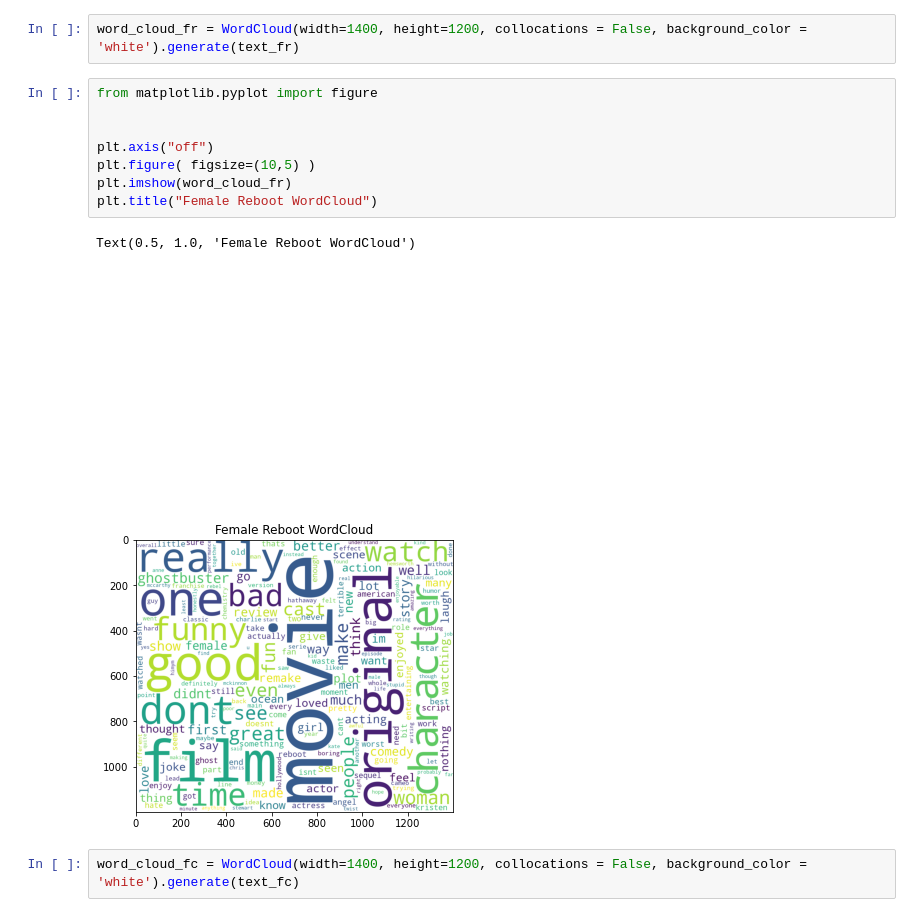
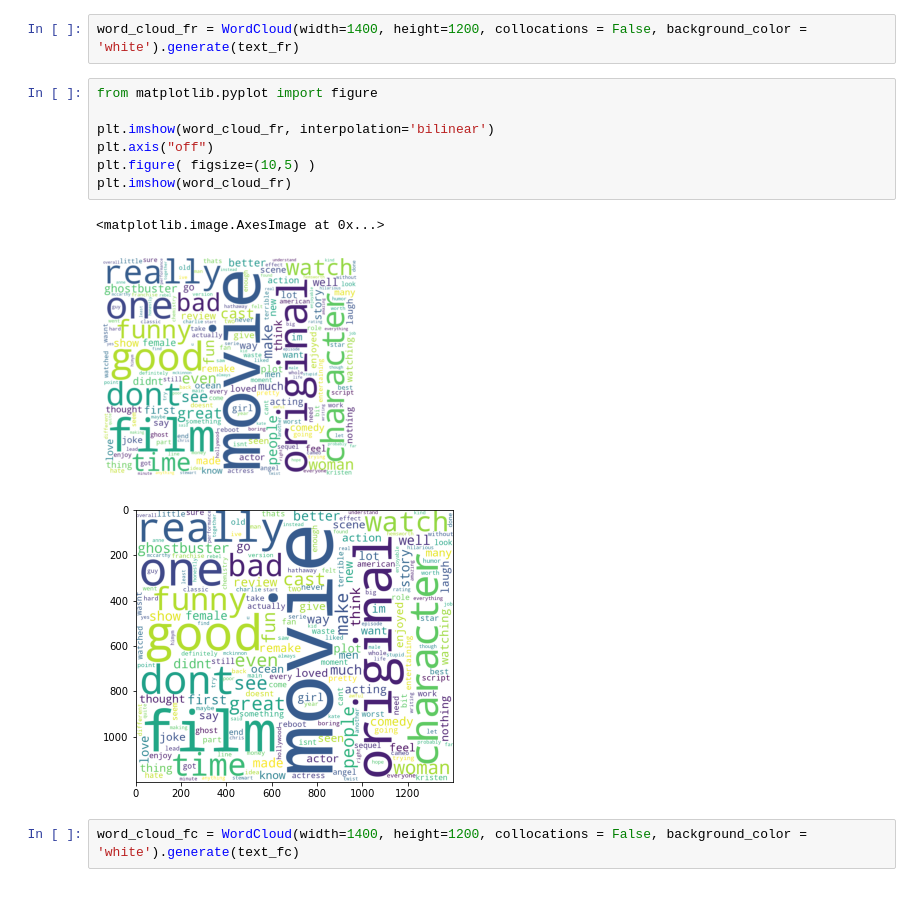
Before and after one commit to ftanveer/Feminism-Sentiment-Analysis, a Jupyter notebook: Female Reboot vs Non_Reboot 2.ipynb, the cells around one changed output. Saved outputs shown, nothing was run; the diff lists cells and outputs as text.

```diff
--- a/Female Reboot vs Non_Reboot 2.ipynb
+++ b/Female Reboot vs Non_Reboot 2.ipynb
@@ -1001,15 +997,14 @@ word_cloud_fr = WordCloud(width=1400, height=1200, collocations = False, backgro
 # %%
 from matplotlib.pyplot import figure
 
-
+plt.imshow(word_cloud_fr, interpolation='bilinear')
 plt.axis("off")
 plt.figure( figsize=(10,5) )
 plt.imshow(word_cloud_fr)
-plt.title("Female Reboot WordCloud")
 # %% [output]
-Text(0.5, 1.0, 'Female Reboot WordCloud')
+<matplotlib.image.AxesImage at 0x...>
-[figure, old version]
+[figure, new version]
-[figure, old version]
+[figure, new version]
 # %%
 word_cloud_fc = WordCloud(width=1400, height=1200, collocations = False, background_color = 'white').generate(text_fc)
 # %%
```
Also changed, not shown: parts of 21 cells of this notebook.
